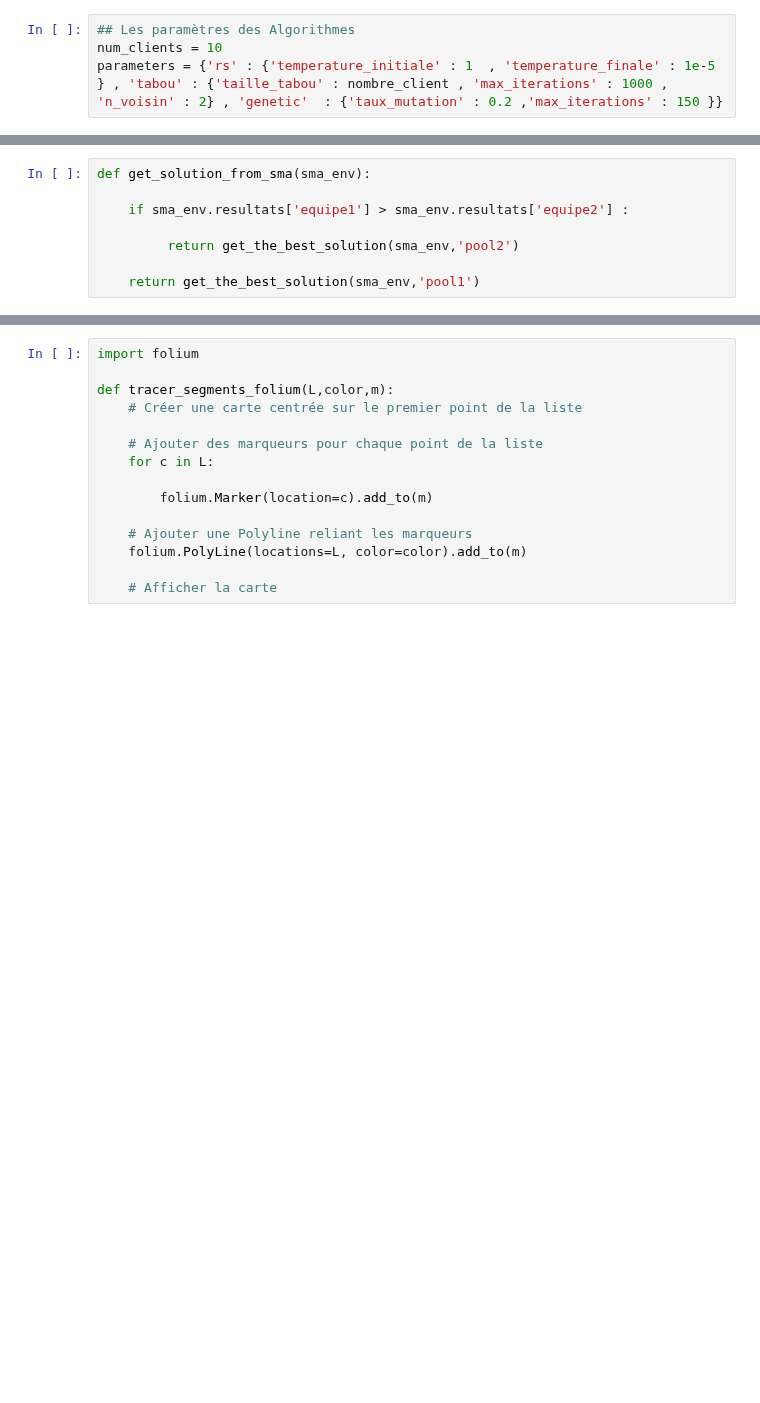
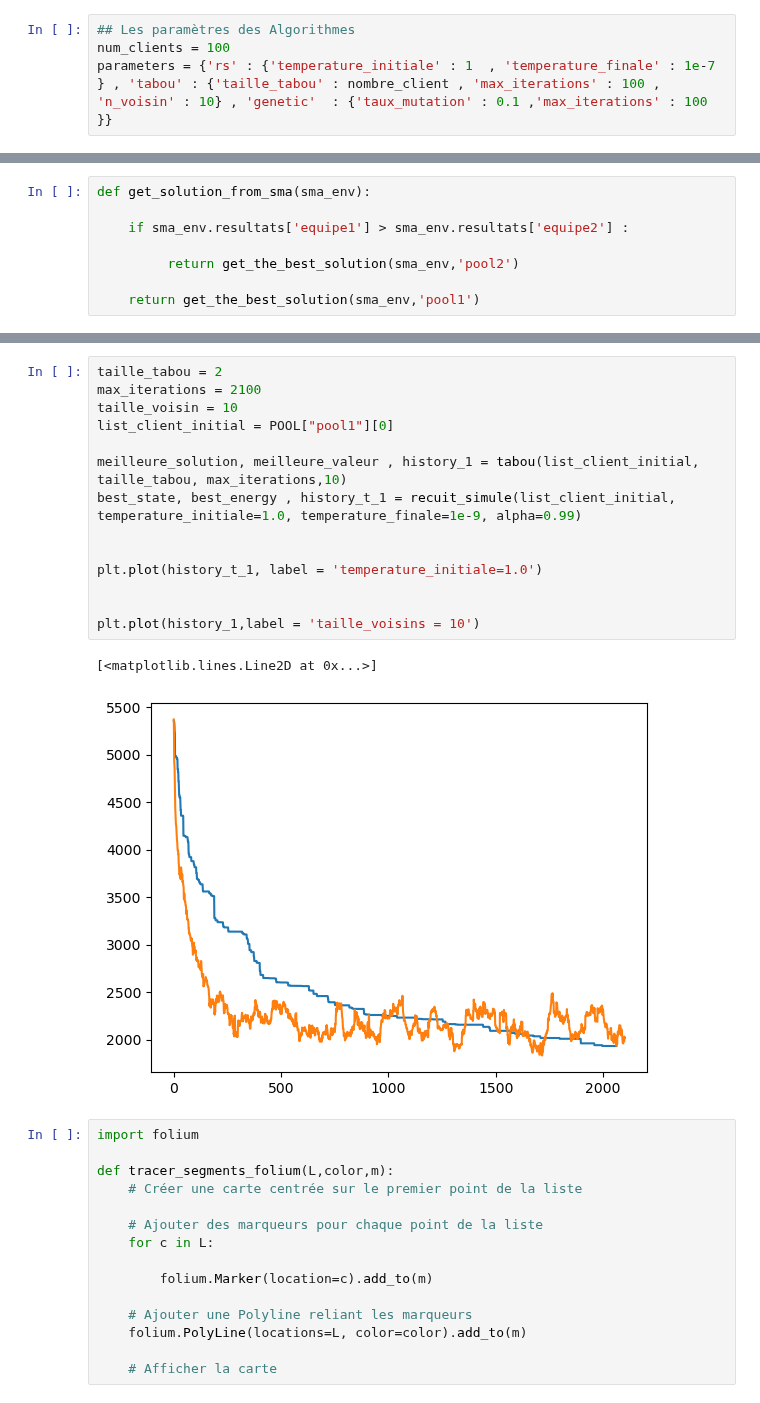
Before and after one commit to Centrale-Project/ICO_Project, a Jupyter notebook: protocole_enemie.ipynb, the cells around one changed output, grey strips where cells are left out. Saved outputs shown, nothing was run; the diff lists cells and outputs as text; blank space fills up the shorter version.

```diff
--- a/protocole_enemie.ipynb
+++ b/protocole_enemie.ipynb
@@ -133,8 +133,8 @@ def compute_2(model):
     return model.resultats['equipe2']
 # %%
 ## Les paramètres des Algorithmes
-num_clients = 10
-parameters = {'rs' : {'temperature_initiale' : 1  , 'temperature_finale' : 1e-5 } , 'tabou' : {'taille_tabou' : nombre_client , 'max_iterations' : 1000 , 'n_voisin' : 2} , 'genetic'  : {'taux_mutation' : 0.2 ,'max_iterations' : 150 }}
+num_clients = 100
+parameters = {'rs' : {'temperature_initiale' : 1  , 'temperature_finale' : 1e-7 } , 'tabou' : {'taille_tabou' : nombre_client , 'max_iterations' : 100 , 'n_voisin' : 10} , 'genetic'  : {'taux_mutation' : 0.1 ,'max_iterations' : 100 }}
 # %%
 class SMA_ENNEMIE(mesa.Model):
 
@@ -305,3 +318,20 @@ The number of vehicle : 1
+# %%
+taille_tabou = 2
+max_iterations = 2100
+taille_voisin = 10
+list_client_initial = POOL["pool1"][0]
+
+meilleure_solution, meilleure_valeur , history_1 = tabou(list_client_initial, taille_tabou, max_iterations,10)
+best_state, best_energy , history_t_1 = recuit_simule(list_client_initial,  temperature_initiale=1.0, temperature_finale=1e-9, alpha=0.99)
+
+
+plt.plot(history_t_1, label = 'temperature_initiale=1.0')
+
+
+plt.plot(history_1,label = 'taille_voisins = 10')
+# %% [output]
+[<matplotlib.lines.Line2D at 0x...>]
+[figure, added]
 # %%
 import folium
 
```
Also changed, not shown: parts of 11 cells of this notebook, 11 other files.
